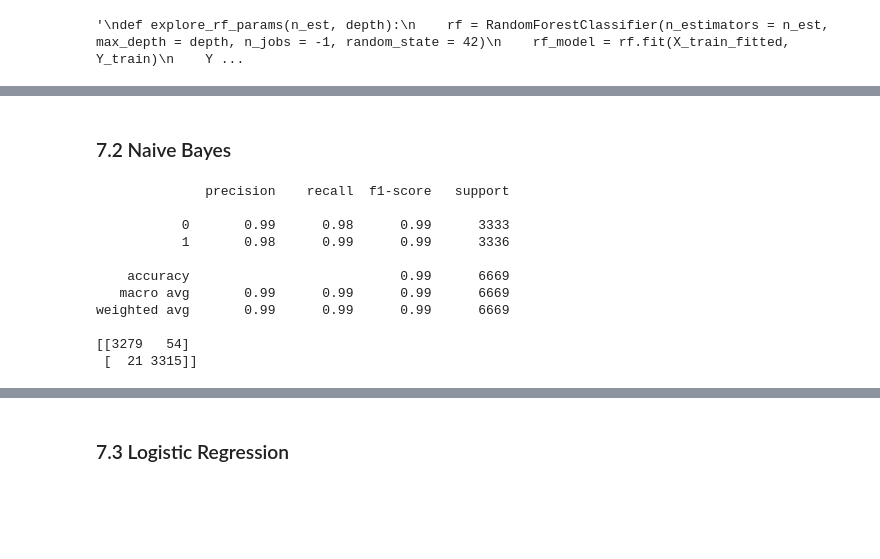
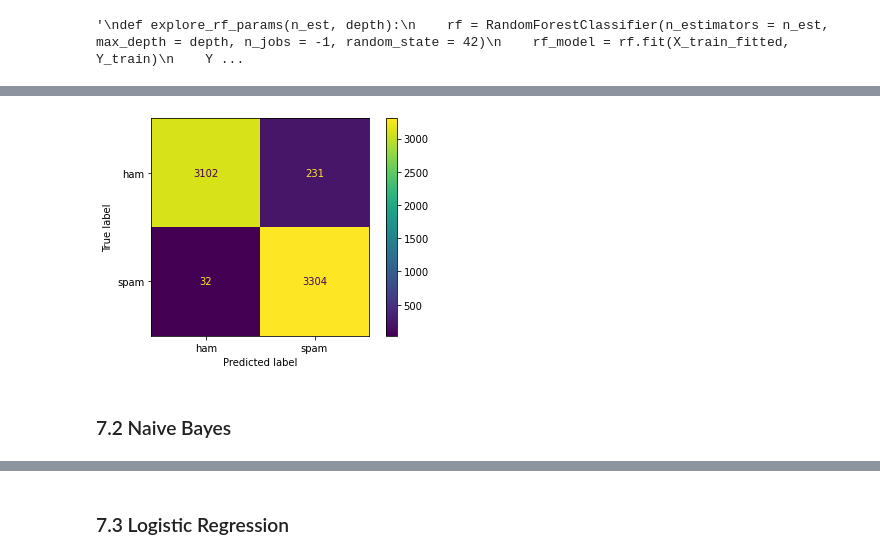
Before and after one commit to MikeZ77/email-spam-detection, a Jupyter notebook: src/enron_cleaning_preprocessing_modeling.ipynb, the cells around one changed output, grey strips where cells are left out. Saved outputs shown, nothing was run; the diff lists cells and outputs as text; code cells hidden in the pictures; blank space fills up the shorter version.

Commit message:
modeling and evaluations

```diff
--- a/src/enron_cleaning_preprocessing_modeling.ipynb
+++ b/src/enron_cleaning_preprocessing_modeling.ipynb
@@ -507,0 +509,4 @@ weighted avg       0.96      0.96      0.96      6669
+# %%
+# load saved model
+with open('../models/rf_pkl' , 'rb') as f:
+    rf = pickle.load(f)
@@ -508,19 +529,8 @@ weighted avg       0.96      0.96      0.96      6669
+# %%
+cm_rf = confusion_matrix(Y_test, rf_predictions)
+cmd_rf = ConfusionMatrixDisplay(cm_rf, display_labels=['ham','spam'])
+cmd_rf.plot();
+# %% [output]
+[figure, added]
 # %% [markdown]
 ### 7.2 Naive Bayes
-# %%
-mbayes = MultinomialNB().fit(X_train_fitted, Y_train)
-mbayes_predictions = mbayes.predict(X_test_fitted)
-print(classification_report(Y_test, mbayes_predictions))
-print(confusion_matrix(Y_test, mbayes_predictions))
-# %% [output]
-              precision    recall  f1-score   support
-
-           0       0.99      0.98      0.99      3333
-           1       0.98      0.99      0.99      3336
-
-    accuracy                           0.99      6669
-   macro avg       0.99      0.99      0.99      6669
-weighted avg       0.99      0.99      0.99      6669
-
-[[3279   54]
- [  21 3315]]
```
Also changed, not shown: parts of 35 cells of this notebook, 8 other files.
